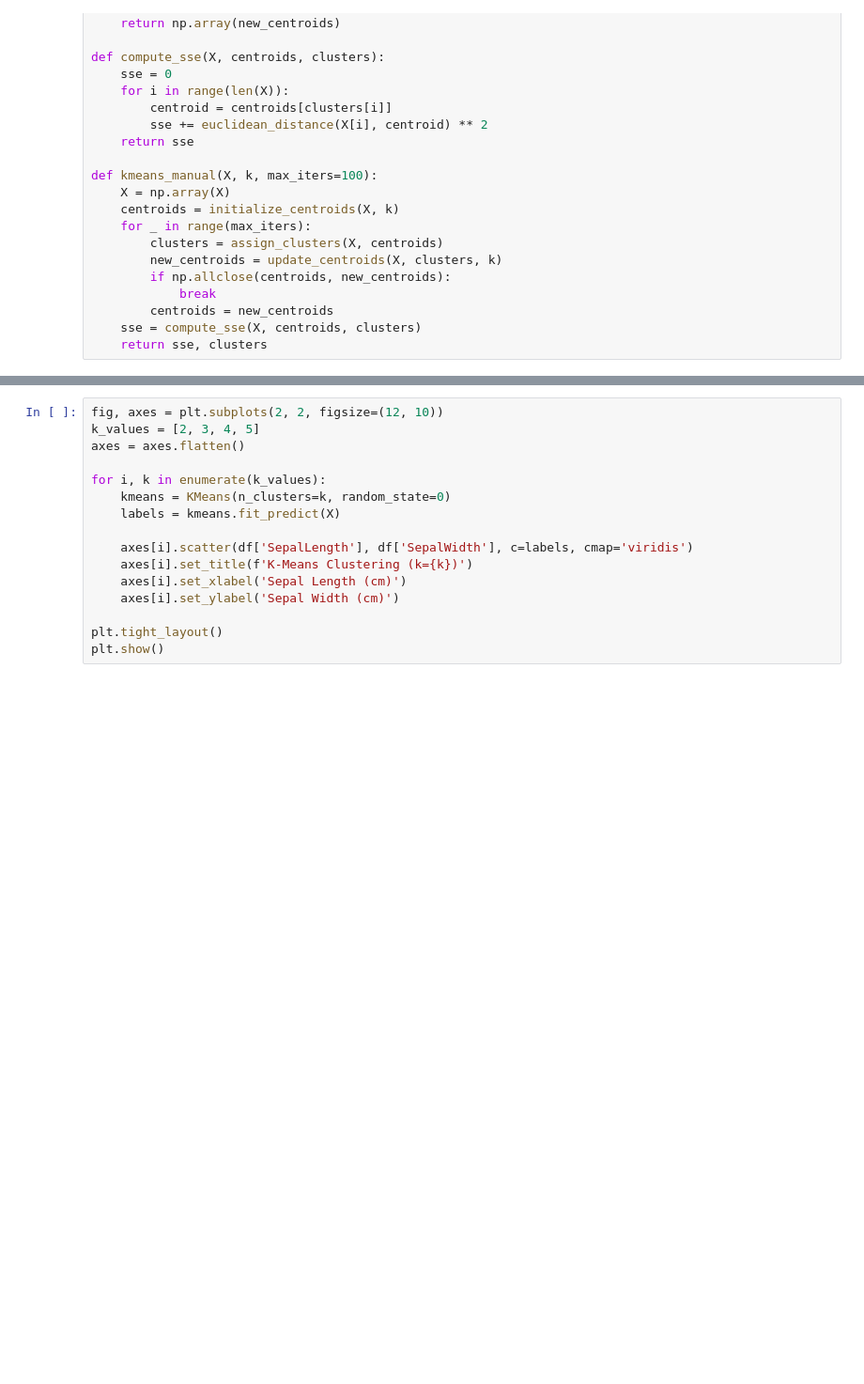
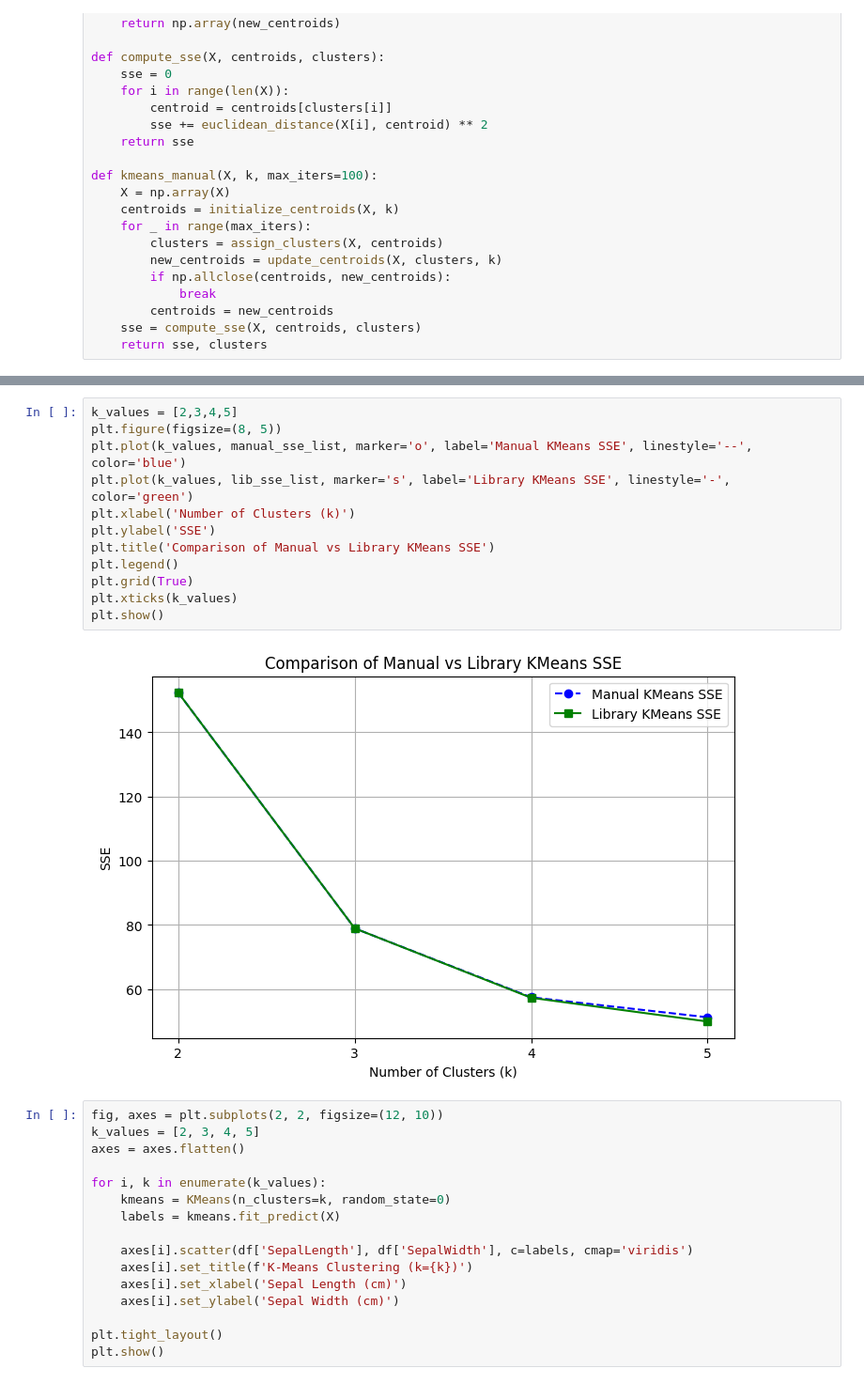
Before and after one commit to palakkhatri18/ML-FILE, a Jupyter notebook: ml_12_new.ipynb, the cells around one changed output, grey strips where cells are left out. Shown at 94% size. Cells and saved outputs as stored; diff of their text form; blank space fills up the shorter version.

```diff
--- a/ml_12_new.ipynb
+++ b/ml_12_new.ipynb
@@ -93,3 +93,17 @@ K       Manual SSE      Library SSE
+# %%
+k_values = [2,3,4,5]
+plt.figure(figsize=(8, 5))
+plt.plot(k_values, manual_sse_list, marker='o', label='Manual KMeans SSE', linestyle='--', color='blue')
+plt.plot(k_values, lib_sse_list, marker='s', label='Library KMeans SSE', linestyle='-', color='green')
+plt.xlabel('Number of Clusters (k)')
+plt.ylabel('SSE')
+plt.title('Comparison of Manual vs Library KMeans SSE')
+plt.legend()
+plt.grid(True)
+plt.xticks(k_values)
+plt.show()
+# %% [output]
+[figure, added]
 # %%
 fig, axes = plt.subplots(2, 2, figsize=(12, 10))
 k_values = [2, 3, 4, 5]
```
Also changed, not shown: parts of 2 cells of this notebook.
